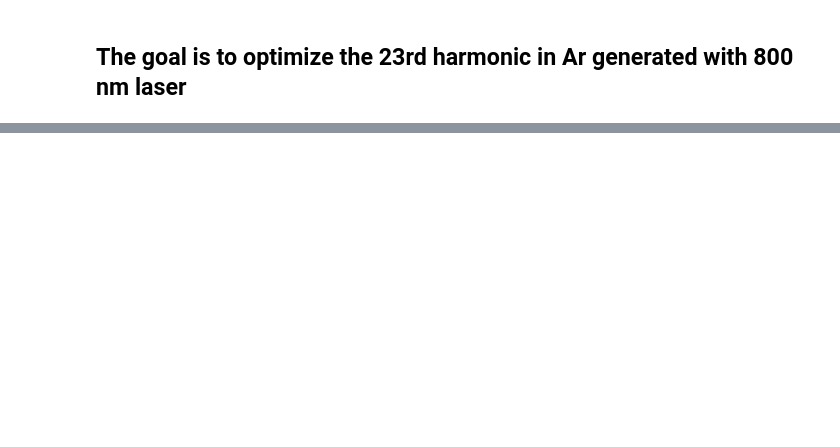
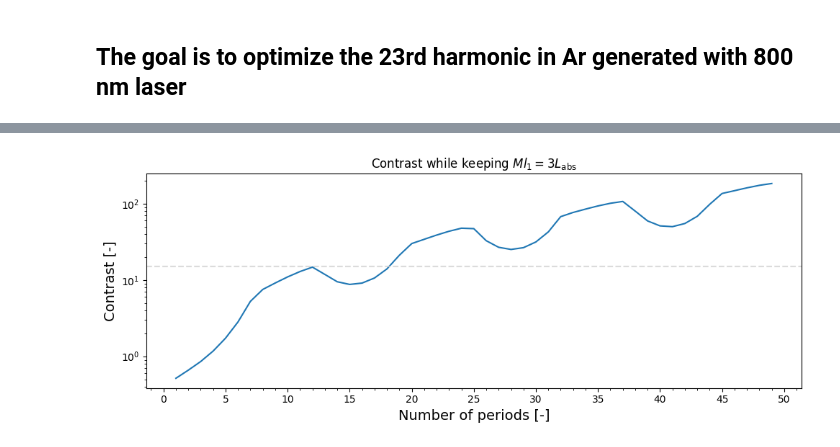
Before and after one commit to janolsan/Monochromatic-HHG-with-BG-beams, a Jupyter notebook: H23_in_Ar_800nm.ipynb, the cells around one changed output, grey strips where cells are left out. Saved outputs shown, nothing was run; the diff lists cells and outputs as text; code cells hidden in the pictures; blank space fills up the shorter version.

```diff
--- a/H23_in_Ar_800nm.ipynb
+++ b/H23_in_Ar_800nm.ipynb
@@ -22,11 +21,11 @@ gas_type = 'Ar'
 XUV_table_type_absorption = 'Henke' # {Henke, NIST}
 XUV_table_type_dispersion = 'Henke'
 wavelength = 800e-9 #m
-H_opt = 23
+H_opt = 25
 
 # laser
 omegaSI = mn.ConvertPhoton(wavelength, 'lambdaSI', 'omegaSI')
-pressure = 100e-3 # what units?
+pressure = 100e-3 # mbar
 
 
 parameters = {'XUV_table_type_dispersion': XUV_table_type_dispersion,
@@ -34,3 +33,6 @@ parameters = {'XUV_table_type_dispersion': XUV_table_type_dispersion,
               'gas_type': gas_type,
               'omegaSI': omegaSI,
               'Aq' : 1.0}
+
+def asymptotic_signal(p,omega):
+    return 4.*((p*parameters['Aq'])**2)*XUV_index.L_abs(omega, pressure, gas_type + '_' + XUV_table_type_absorption)**2
@@ -36,0 +43,53 @@ parameters = {'XUV_table_type_dispersion': XUV_table_type_dispersion,
+# %%
+l1=0.3e-3
+pressure_guess = 1e-3
+L_abs_factor = 3.
+delta_phi = np.pi/H_opt
+
+# H_list = list(np.arange(23,66,2))
+M_max = 2*H_opt
+
+M_grid = np.arange(1, M_max)
+
+# find optimal parameters of the generation
+eta_opt = XUV_sig.eta_opt(H_opt, parameters)
+eta_gen = 0.25*eta_opt # 0.0 # 0.5*eta_opt
+
+
+H_interest = list(range(H_opt-6,H_opt+7,2))
+H_compare = copy.deepcopy(H_interest)
+H_compare.remove(H_opt)
+
+pressure_grid = np.zeros((len(M_grid),))
+zeta_opt = np.empty((len(M_grid),)); xi_opt = np.empty((len(M_grid),))
+signal_list = []
+contrasts = np.zeros((len(M_grid),))
+
+for k1 in range(len(M_grid)):
+    L_abs_p_f = lambda p: M_grid[k1]*l1 - L_abs_factor*XUV_index.L_abs(H_opt*omegaSI, p, gas_type + '_' + XUV_table_type_absorption)
+    pressure_grid[k1] = sp.optimize.newton(L_abs_p_f, pressure_guess)
+    # print(3*XUV_char.L_abs(gas_type + '_' + XUV_table_type_absorption, Horder_init*omegaSI, pressure_grid[k1]))
+    zeta_opt[k1] = XUV_sig.zeta_single_segment(pressure_grid[k1], H_opt, eta_gen, parameters)
+    xi_opt[k1] = XUV_sig.xi_calc_pm(delta_phi,pressure_grid[k1], l1, zeta_opt[k1], eta_gen, H_opt, parameters)
+    signal_list.append(
+        [XUV_sig.periodic_medium_signal(pressure_grid[k1], zeta_opt[k1], l1, xi_opt[k1], eta_gen, H_calc, M_grid[k1], parameters)[1] for H_calc in H_interest]
+        )
+
+    contrasts[k1] = XUV_sig.monochrom_function(H_interest, signal_list[k1], H_opt, H_compare, metric='max')
+
+signals = np.asarray(signal_list)
+fig, ax = plt.subplots(figsize=(10,4))
+ax.set_xlabel("Number of periods [-]", fontsize=14)
+ax.set_ylabel("Contrast [-]", fontsize=14)
+ax.semilogy(M_grid, contrasts)
+ax.axhline(y=15, color='0.8', linestyle='--', alpha=0.7)
+ax.xaxis.set_major_locator(MultipleLocator(5))
+ax.xaxis.set_minor_locator(MultipleLocator(1))
+
+ax.set_title(r'Contrast while keeping $Ml_1 = 3L_{\mathrm{abs}}$')
+
+plt.tight_layout()
+# fig.savefig('Contrast_keeping_3Labs.pdf')
+plt.show()
+# %% [output]
+[figure, added]
```
Also changed, not shown: parts of 4 cells of this notebook, 3 other files.
